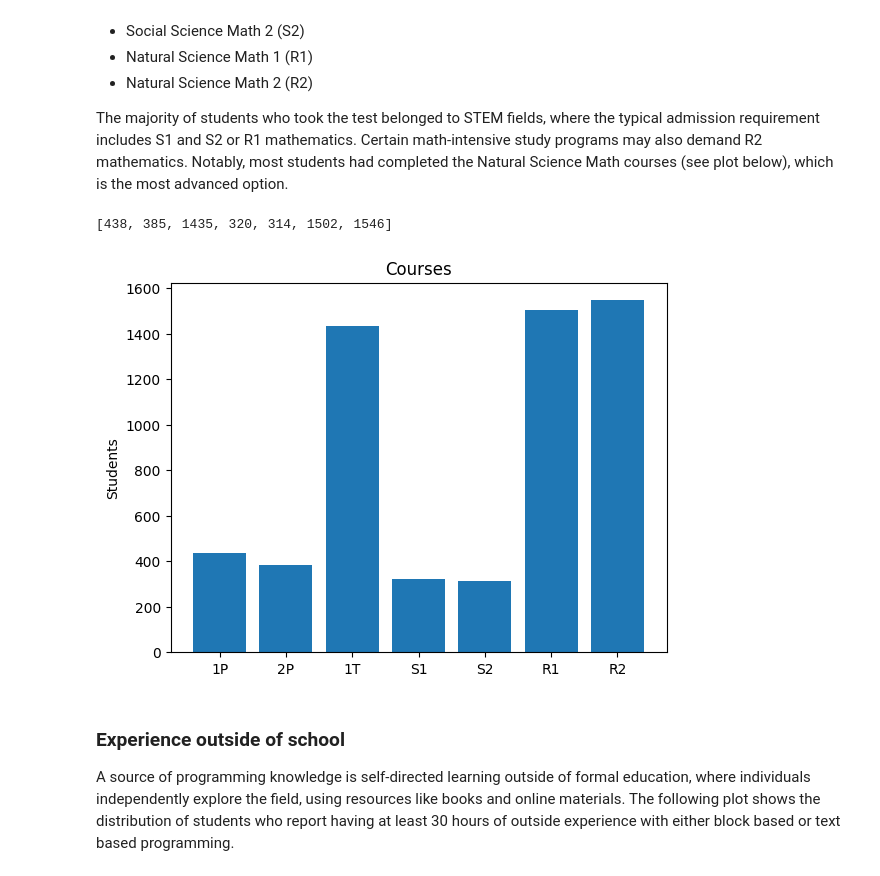
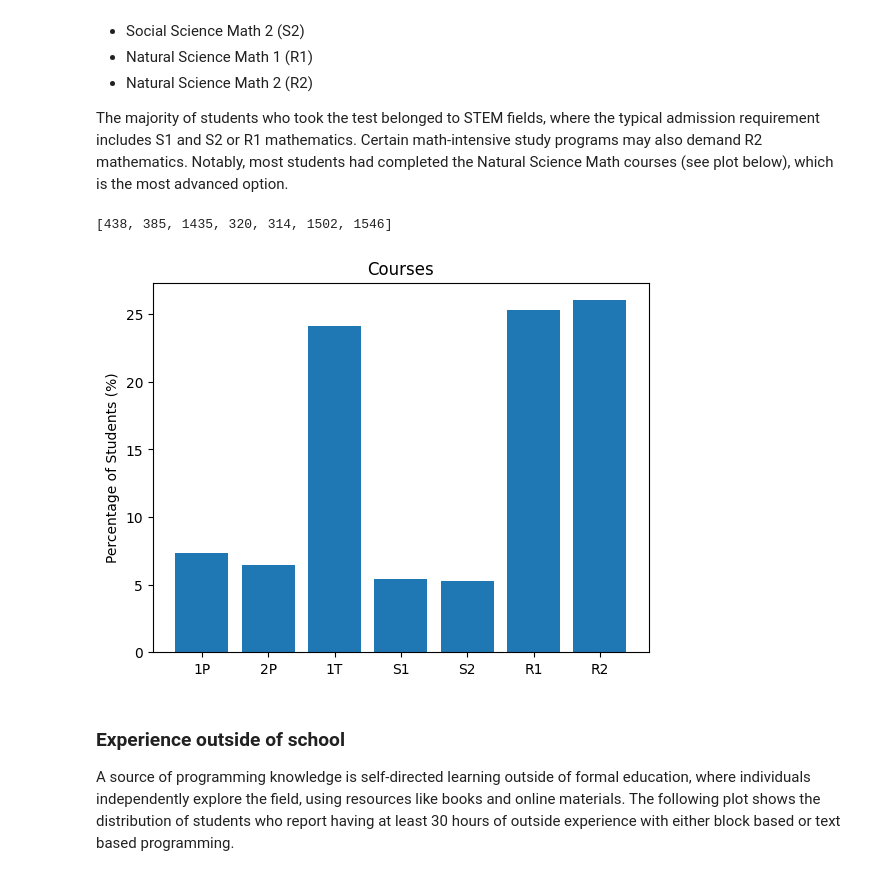
Before and after one commit to SondreBolland/Nordic-Prior-Knowledge-Test-2024, a Jupyter notebook: Dynamic Report.ipynb, the cells around one changed output. Saved outputs shown, nothing was run; the diff lists cells and outputs as text; code cells hidden in the pictures.

```diff
--- a/Dynamic Report.ipynb
+++ b/Dynamic Report.ipynb
@@ -181,28 +193,43 @@ The most common math courses available in secondary school are:
 
 The majority of students who took the test belonged to STEM fields, where the typical admission requirement includes S1 and S2 or R1 mathematics. Certain math-intensive study programs may also demand R2 mathematics. Notably, most students had completed the Natural Science Math courses (see plot below), which is the most advanced option.
 # %%
+# Set up figure and axis
 fig, ax = plt.subplots()
 
+# Define courses
 courses = ['1P', '2P', '1T', 'S1', 'S2', 'R1', 'R2']
+
+# Initialize lists to store course data
 gotten_courses = []
 counts = []
+
+# Collect counts for each course
 for course in courses:
     try:
         count = df[course].value_counts()[course]
         counts.append(count)
         gotten_courses.append(course)
-    except:
+    except KeyError:
         continue
 
-print(counts)
-ax.bar(gotten_courses, counts)
-ax.set_ylabel('Students')
+# Calculate percentages
+total_students = sum(counts)
+percentages = [(count / total_students) * 100 for count in counts]
+
+# Plot the bar chart using percentages
+ax.bar(gotten_courses, percentages)
+ax.set_ylabel('Percentage of Students (%)')
 ax.set_title('Courses')
 
+# Show the plot
+print(counts)
 plt.show()
+
+# Save the figure
+fig.savefig('plots/courses_percentage.png', dpi=300, bbox_inches='tight')
 # %% [output]
 [438, 385, 1435, 320, 314, 1502, 1546]
-[figure, old version]
+[figure, new version]
 # %% [markdown]
 ### Experience outside of school
 A source of programming knowledge is self-directed learning outside of formal education, where individuals independently explore the field, using resources like books and online materials. The following plot shows the distribution of students who report having at least 30 hours of outside experience with either block based or text based programming.
```
Also changed, not shown: parts of 30 cells of this notebook, 3 other files.
